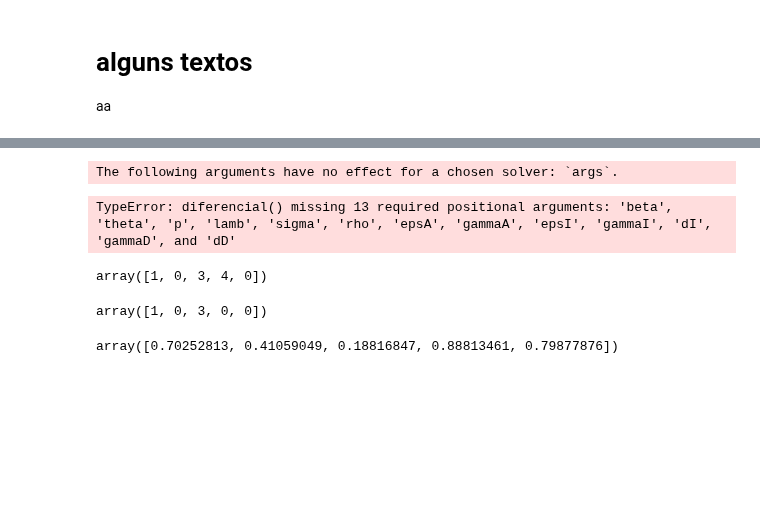
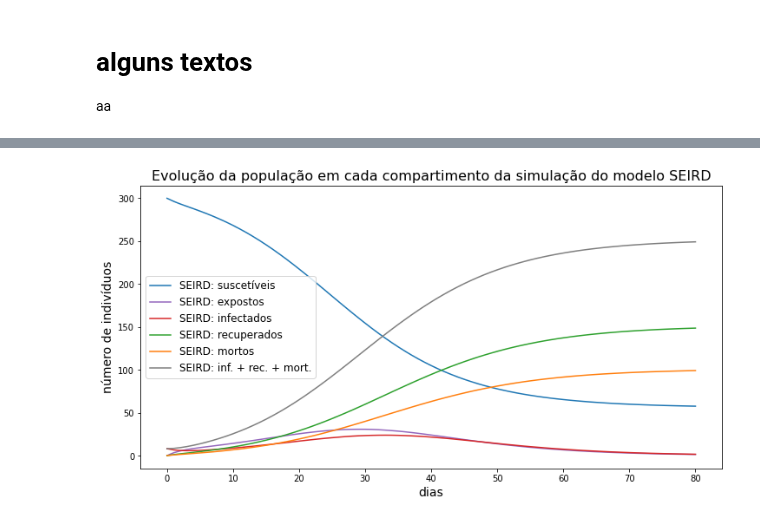
Before and after one commit to Modelagem-Covid-19-RJ/covid19, a Jupyter notebook: modelos/Factory/agent_based/SEIR-QAD_jia_grafos.ipynb, the cells around one changed output, grey strips where cells are left out. Saved outputs shown, nothing was run; the diff lists cells and outputs as text; code cells hidden in the pictures; blank space fills up the shorter version.

```diff
--- a/modelos/Factory/agent_based/SEIR-QAD_jia_grafos.ipynb
+++ b/modelos/Factory/agent_based/SEIR-QAD_jia_grafos.ipynb
@@ -25,19 +23,12 @@ aa
 # %%
 num_pop = 300
 beta = 0.5
-theta = 0.2
-p = 0.1
-lamb = 0.2
-sigma = 0.2
-rho = 0.5
-epsA = 0.1
-gammaA = 0.4
-epsI = 0.3
-gammaI = 0.2
-dI = 0.1
-gammaD = 0.2
-dD = 0.2
+delta = 0.2
+gamma = 0.15
+d = 0.1
+R0 = beta/gamma
 I_0 = 8
 T = 80
 tempos = np.array(range(T+1))
 num_sim = 60
+print(f'Número básico de reprodução = {R0:.2f}')
@@ -546,22 +370,23 @@ def evolucao_grafo_estruturado(pop_0, prob_infeccao, prob_infeccao_assint, prob_
 
     return resultado
-# %%
-X = evolucao_SEIRQAD([num_pop - I_0, 0, I_0] + 4*[0], beta , theta, p, lamb, sigma, rho, epsA, gammaA, epsI, gammaI, dI, gammaD, dD, tempos = tempos)
-# %% [output]
-The following arguments have no effect for a chosen solver: `args`.
-TypeError: diferencial() missing 13 required positional arguments: 'beta', 'theta', 'p', 'lamb', 'sigma', 'rho', 'epsA', 'gammaA', 'epsI', 'gammaI', 'dI', 'gammaD', and 'dD'
+# %%
+X = evolucao_SEIRD(pop_0 = [num_pop-I_0, 0, I_0, 0], beta=beta, delta=delta, gamma=gamma, d=d, tempos = tempos)
 # %%
 plt.figure(figsize=(12,6))
 
 # exibe os gráficos das médias
-plt.plot(tempos, X.S, 'tab:blue', label='SIR: suscetíveis')
-plt.plot(tempos, X.I, 'tab:red', label='SIR: infectados')
-plt.plot(tempos, X.R, 'tab:green', label='SIR: recuperados')
-plt.plot(tempos, X.I + X.R, 'tab:gray', label='SIR: inf. + sus.')
+plt.plot(tempos, X.S, 'tab:blue', label='SEIRD: suscetíveis')
+plt.plot(tempos, X.E, 'tab:purple', label='SEIRD: expostos')
+plt.plot(tempos, X.I, 'tab:red', label='SEIRD: infectados')
+plt.plot(tempos, X.R, 'tab:green', label='SEIRD: recuperados')
+plt.plot(tempos, X.D, 'tab:orange', label='SEIRD: mortos')
+plt.plot(tempos, X.I + X.R + X.D, 'tab:gray', label='SEIRD: inf. + rec. + mort.')
 
 # informações para o gráfico
 plt.xlabel('dias', fontsize=14)
 plt.ylabel('número de indivíduos', fontsize=14)
-plt.title('Evolução da população em cada compartimento da simulação do modelo SIR', fontsize=16)
+plt.title('Evolução da população em cada compartimento da simulação do modelo SEIRD', fontsize=16)
 plt.legend(loc='best', fontsize=12)
 plt.show()
+# %% [output]
+[figure, added]
@@ -576,12 +392,0 @@ b = np.array([6,7,8,9,10])
-# %%
-np.select([np.random.rand(len(a)) < 0.5], [a])
-# %% [output]
-array([1, 0, 3, 4, 0])
-# %%
-np.select([np.logical_and(a < 4, b %2 == 0)], [a])
-# %% [output]
-array([1, 0, 3, 0, 0])
-# %%
-np.random.rand(5)
-# %% [output]
-array([0.70252813, 0.41059049, 0.18816847, 0.88813461, 0.79877876])
```
Also changed, not shown: parts of 16 cells of this notebook, 1 other file.
